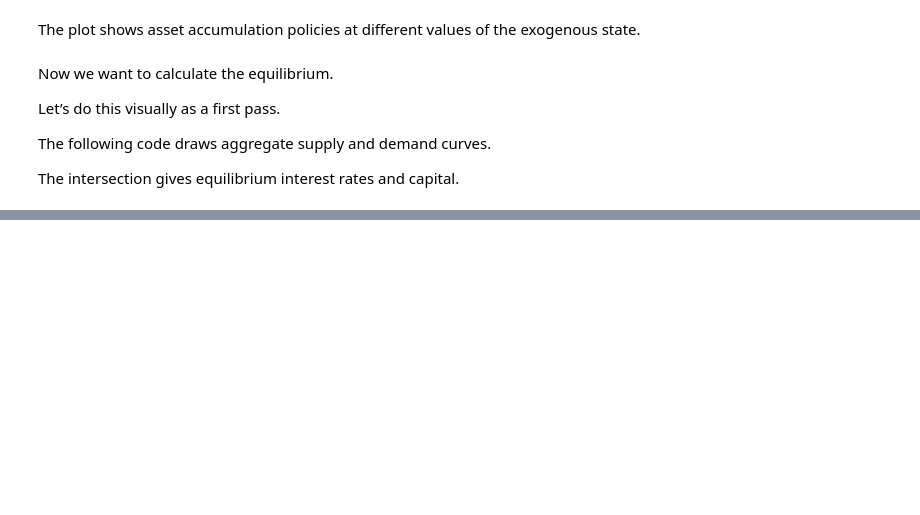
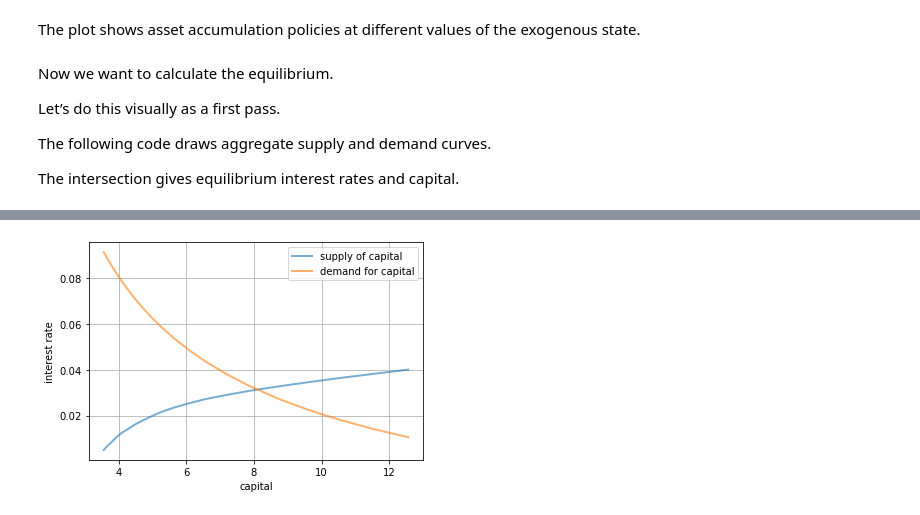
Before and after one commit to QuantEcon/cbc_workshops, a Jupyter notebook: aiyagari/aiyagari_jax.ipynb, the cells around one changed output, grey strips where cells are left out. Saved outputs shown, nothing was run; the diff lists cells and outputs as text; code cells hidden in the pictures; blank space fills up the shorter version.

```diff
--- a/aiyagari/aiyagari_jax.ipynb
+++ b/aiyagari/aiyagari_jax.ipynb
@@ -361,0 +416,8 @@ def asset_marginal(s_probs, a_size, z_size):
+# %%
+compute_asset_stationary = jax.jit(compute_asset_stationary,
+                                  static_argnums=(2,))
+# %%
+constants = model.constants()
+sizes = model.sizes()
+arrays = model.arrays()
+ψ = compute_asset_stationary(σ_star, constants, sizes, arrays)
@@ -414,3 +473,16 @@ Let’s do this visually as a first pass.
 The following code draws aggregate supply and demand curves.
 
 The intersection gives equilibrium interest rates and capital.
+# %%
+# Create an instance of Household
+model = Household(a_max=20)
+
+# Create a grid of r values at which to compute demand and supply of capital
+num_points = 20
+r_vals = np.linspace(0.005, 0.04, num_points)
+# %%
+%%time
+# Compute supply of capital
+k_vals = np.empty(num_points)
+for i, r in enumerate(r_vals):
+    k_vals[i] = prices_to_capital_stock(model, r)
@@ -417,26 +492,13 @@ The intersection gives equilibrium interest rates and capital.
 # %%
-# Create an instance of Household
-am = Household(a_max=20)
-
-# Use the instance to build a discrete dynamic program
-am_ddp = DiscreteDP(am.R, am.Q, am.β)
-
-# Create a grid of r values at which to compute demand and supply of capital
-num_points = 20
-r_vals = np.linspace(0.005, 0.04, num_points)
-
-# Compute supply of capital
-k_vals = np.empty(num_points)
-for i, r in enumerate(r_vals):
-    k_vals[i] = prices_to_capital_stock(am, r)
-
 # Plot against demand for capital by firms
-fig, ax = plt.subplots(figsize=(11, 8))
+fig, ax = plt.subplots()
 ax.plot(k_vals, r_vals, lw=2, alpha=0.6, label='supply of capital')
 ax.plot(k_vals, rd(k_vals), lw=2, alpha=0.6, label='demand for capital')
 ax.grid()
 ax.set_xlabel('capital')
 ax.set_ylabel('interest rate')
 ax.legend(loc='upper right')
 
 plt.show()
+# %% [output]
+[figure, added]
```
Also changed, not shown: parts of 22 cells of this notebook, 2 other files.
